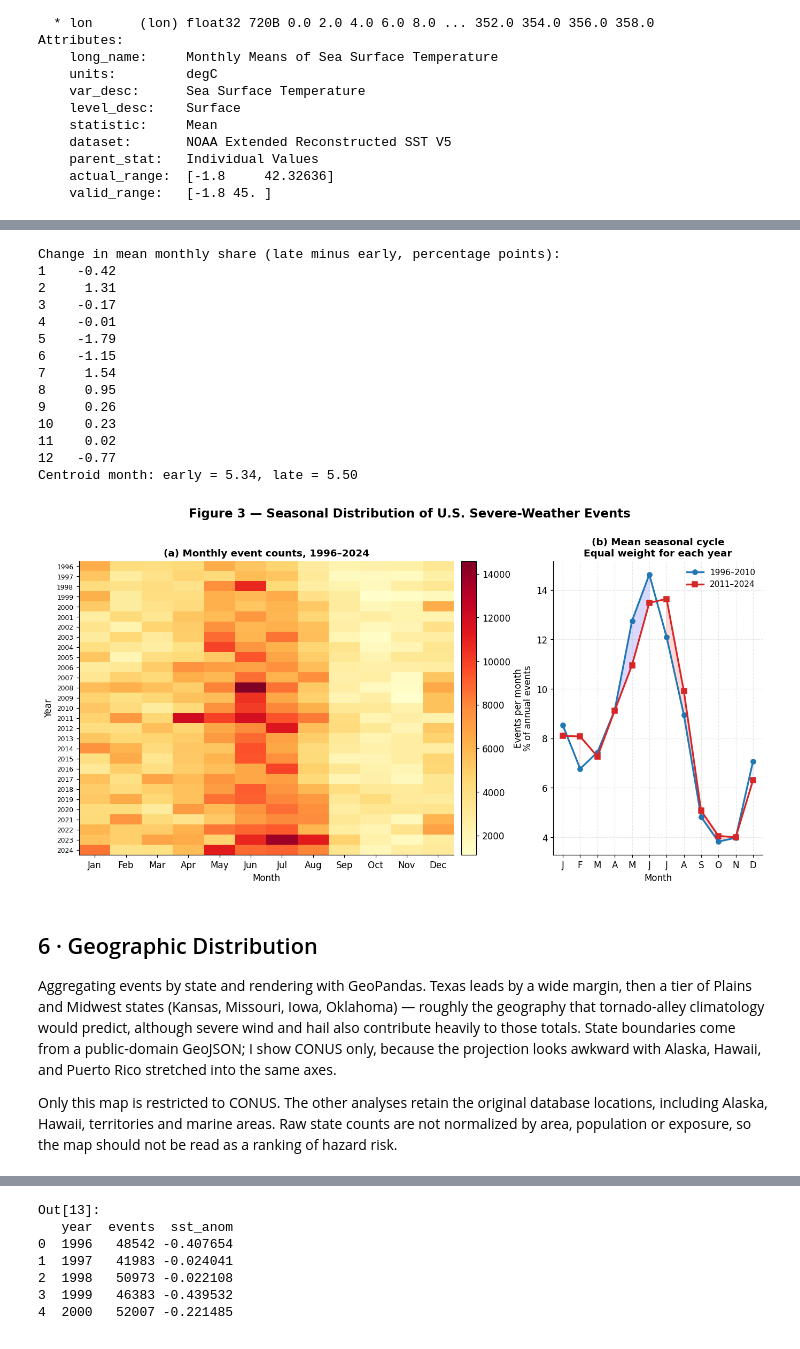
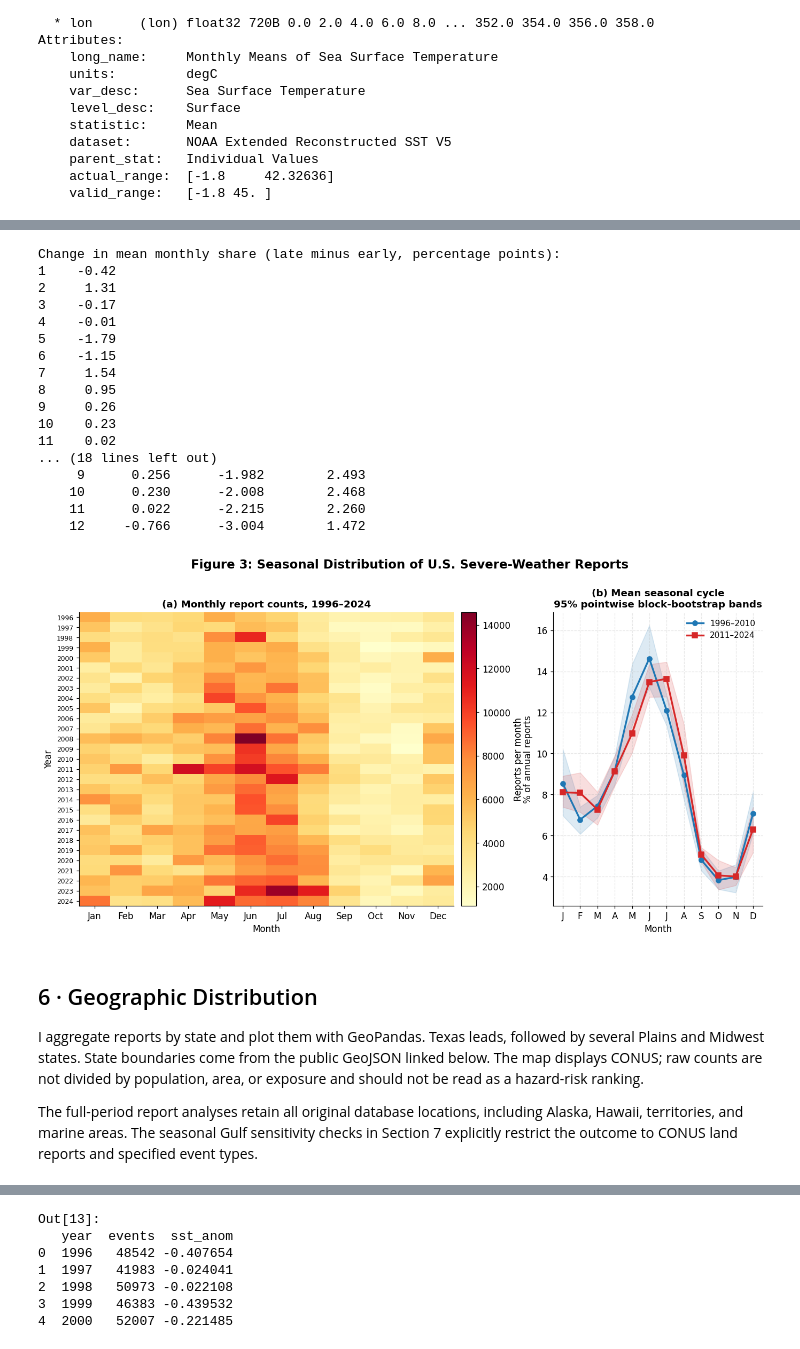
Before and after one commit to Heypo-Baixiong/Final-Projects, a Jupyter notebook: Extreme_Weather_Final Project.ipynb, the cells around one changed output, grey strips where cells are left out. Cells and saved outputs as stored; diff of their text form; code cells hidden in the pictures.

Commit message:
Address counting units, reporting breaks, uncertainty, and interpretation within original notebook

```diff
--- a/Extreme_Weather_Final Project.ipynb
+++ b/Extreme_Weather_Final Project.ipynb
@@ -338,7 +389,7 @@ ax.add_patch(Rectangle((230, 20), 70, 30, fill=False, edgecolor='black', lw=2.5,
                        label='U.S.-adjacent analysis region'))
 ax.set_xlabel('Longitude (°E, 0–360 convention)')
 ax.set_ylabel('Latitude (°N)')
-ax.set_title('Figure 1 — Change in mean SST: (2015–2024) − (1996–2005)',
+ax.set_title('Figure 1: Change in mean SST: (2015–2024) − (1996–2005)',
              fontweight='bold')
 cbar = fig.colorbar(pcm, ax=ax, fraction=0.025, pad=0.02, extend='both')
 cbar.set_label('ΔSST (°C)')
@@ -422,7 +514,7 @@ TOTAL                             777.19     2.8e-06    0.56
 # === FIGURE 2: 3x3 trend panels by category =================================
 cats_to_plot = list(CATEGORY_MAP.keys())   # 9 categories
 fig, axes = plt.subplots(3, 3, figsize=(15, 12), sharex=True)
-fig.suptitle('Figure 2 — Annual Frequency of U.S. Severe-Weather Events by Category, 1996–2024',
+fig.suptitle('Figure 2: Annual U.S. Severe-Weather Reports by Category, 1996–2024',
              fontsize=15, fontweight='bold', y=0.995)
 
 palette = sns.color_palette('Set2', n_colors=len(cats_to_plot))
@@ -439,9 +531,14 @@ for ax, cat, color in zip(axes.flat, cats_to_plot, palette):
     ax.plot(x, yhat, color='black', lw=1.7, zorder=2)
     ax.fill_between(x, yhat - ci, yhat + ci, color=color, alpha=0.30, zorder=1)
 
-    ax.set_title(f'{cat}\nslope = {res.slope:+.1f} /yr   (IID p = {res.pvalue:.2g})',
+    ax.set_title(f'{cat}\nslope = {res.params[1]:+.1f} /yr   (HAC p = {res.pvalues[1]:.2g})',
                  fontsize=11)
     ax.set_ylabel('Reports / year')
+    if cat == 'Hail':
+        ax.axvline(2010, color='gray', ls=':', lw=1)
+        ax.plot(hail_year, hail_break_models['All land hail'].predict(X_break),
+                color='#b2182b', ls='--', lw=1.4, label='2010 break: land hail')
+        ax.legend(fontsize=8, loc='upper right')
 
 for ax in axes[-1]:
     ax.set_xlabel('Year')
@@ -481,6 +578,44 @@ def circular_mean_month(counts):
     return (np.rad2deg(np.arctan2(s, c)) / 30) % 12 + 1
 print(f'Centroid month: early = {circular_mean_month(early_counts):.2f},'
       f' late = {circular_mean_month(late_counts):.2f}')
+
+# Resample whole annual profiles, never individual event rows.
+# Circular blocks of three years allow limited within-period serial dependence.
+N_BOOT = 10000
+def bootstrap_means(a, block, seed):
+    rng = np.random.default_rng(seed); n = len(a)
+    starts = rng.integers(0, n, size=(N_BOOT, int(np.ceil(n/block))))
+    indices = ((starts[:,:,None] + np.arange(block)) % n).reshape(N_BOOT, -1)[:,:n]
+    return a[indices].mean(axis=1)
+
+early_profiles = monthly_norm.loc[:EARLY_END].values
+late_profiles = monthly_norm.loc[EARLY_END+1:].values
+season_boot = {}
+season_contrasts = []
+for block in [1, 3]:
+    eb = bootstrap_means(early_profiles, block, 41)
+    lb = bootstrap_means(late_profiles, block, 42)
+    delta_boot = lb - eb
+    season_boot[block] = {'early': eb, 'late': lb, 'difference': delta_boot}
+    for label, cols in [('May–June', [4,5]), ('July–August', [6,7])]:
+        low, high = np.quantile(delta_boot[:,cols].sum(axis=1)*100, [.025,.975])
+        season_contrasts.append({'months': label, 'block_years': block,
+            'change_pp': (late_counts[cols]-early_counts[cols]).sum()*100,
+            'ci_low': low, 'ci_high': high})
+season_contrasts = pd.DataFrame(season_contrasts)
+print('Late minus early seasonal shares; 95% percentile intervals (percentage points):')
+print(season_contrasts.round(3).to_string(index=False))
+
+# Simultaneous monthly intervals avoid reading 12 pointwise intervals as 12 tests.
+monthly_change = (late_counts-early_counts)*100
+boot_change = season_boot[3]['difference']*100
+max_deviation = np.max(np.abs(boot_change-monthly_change), axis=1)
+simultaneous_halfwidth = np.quantile(max_deviation, .95)
+monthly_uncertainty = pd.DataFrame({'month': range(1,13), 'change_pp': monthly_change,
+    'simult_low': monthly_change-simultaneous_halfwidth,
+    'simult_high': monthly_change+simultaneous_halfwidth})
+print('Approximate simultaneous 95% intervals for all 12 months (three-year blocks):')
+print(monthly_uncertainty.round(3).to_string(index=False))
 # %% [output]
 Change in mean monthly share (late minus early, percentage points):
 1    -0.42
@@ -494,55 +629,57 @@ Change in mean monthly share (late minus early, percentage points):
 9     0.26
 10    0.23
 11    0.02
-12   -0.77
-Centroid month: early = 5.34, late = 5.50
+... (18 lines left out)
+     9      0.256      -1.982        2.493
+    10      0.230      -2.008        2.468
+    11      0.022      -2.215        2.260
+    12     -0.766      -3.004        1.472
 # %%
 # === FIGURE 3: heatmap + seasonal-cycle comparison ==========================
 fig = plt.figure(figsize=(15, 6.5))
 gs = GridSpec(1, 2, width_ratios=[2, 1.05], wspace=0.25)
 
 # (a) heatmap of monthly counts
 ax1 = fig.add_subplot(gs[0])
 im = ax1.imshow(monthly.values, aspect='auto', cmap='YlOrRd', interpolation='nearest')
 ax1.set_yticks(range(len(monthly.index)))
 ax1.set_yticklabels(monthly.index, fontsize=8)
 ax1.set_xticks(range(12))
 ax1.set_xticklabels(['Jan','Feb','Mar','Apr','May','Jun','Jul','Aug','Sep','Oct','Nov','Dec'])
-ax1.set_title('(a) Monthly event counts, 1996–2024')
+ax1.set_title('(a) Monthly report counts, 1996–2024')
 ax1.set_xlabel('Month'); ax1.set_ylabel('Year')
 ax1.grid(False)
 cbar = fig.colorbar(im, ax=ax1, fraction=0.04, pad=0.02)
-cbar.set_label('Events per month')
+cbar.set_label('Reports per month')
 
 # (b) early vs. late mean seasonal cycle
 ax2 = fig.add_subplot(gs[1])
 early = monthly_norm.loc[START_YEAR:EARLY_END].mean()
 late  = monthly_norm.loc[EARLY_END+1:END_YEAR].mean()
 months = np.arange(1, 13)
 ax2.plot(months, early.values * 100, '-o', color='#1f77b4', lw=2.2, label=f'1996–{EARLY_END}')
 ax2.plot(months, late.values  * 100, '-s', color='#d62728', lw=2.2, label=f'{EARLY_END+1}–2024')
-ax2.fill_between(months, early.values*100, late.values*100,
-                 where=late.values > early.values, color='red',  alpha=0.15)
-ax2.fill_between(months, early.values*100, late.values*100,
-                 where=late.values < early.values, color='blue', alpha=0.15)
+for period, color in [('early', '#1f77b4'), ('late', '#d62728')]:
+    low, high = np.quantile(season_boot[3][period]*100, [.025,.975], axis=0)
+    ax2.fill_between(months, low, high, color=color, alpha=0.15)
 ax2.set_xticks(months)
 ax2.set_xticklabels(['J','F','M','A','M','J','J','A','S','O','N','D'])
-ax2.set_xlabel('Month'); ax2.set_ylabel('% of annual events')
-ax2.set_title('(b) Mean seasonal cycle\nEqual weight for each year')
+ax2.set_xlabel('Month'); ax2.set_ylabel('% of annual reports')
+ax2.set_title('(b) Mean seasonal cycle\n95% pointwise block-bootstrap bands')
 ax2.legend(loc='upper right', fontsize=10)
 
-fig.suptitle('Figure 3 — Seasonal Distribution of U.S. Severe-Weather Events',
+fig.suptitle('Figure 3: Seasonal Distribution of U.S. Severe-Weather Reports',
              fontsize=15, fontweight='bold', y=1.02)
 plt.savefig(FIG_DIR / 'fig3_seasonality.png')
 plt.show()
 # %% [output]
-[figure, old version]
+[figure, new version]
 # %% [markdown]
 ## 6 · Geographic Distribution
 
-Aggregating events by state and rendering with GeoPandas. Texas leads by a wide margin, then a tier of Plains and Midwest states (Kansas, Missouri, Iowa, Oklahoma) — roughly the geography that tornado-alley climatology would predict, although severe wind and hail also contribute heavily to those totals. State boundaries come from a public-domain GeoJSON; I show CONUS only, because the projection looks awkward with Alaska, Hawaii, and Puerto Rico stretched into the same axes.
+I aggregate reports by state and plot them with GeoPandas. Texas leads, followed by several Plains and Midwest states. State boundaries come from the public GeoJSON linked below. The map displays CONUS; raw counts are not divided by population, area, or exposure and should not be read as a hazard-risk ranking.
 
-Only this map is restricted to CONUS. The other analyses retain the original database locations, including Alaska, Hawaii, territories and marine areas. Raw state counts are not normalized by area, population or exposure, so the map should not be read as a ranking of hazard risk.
+The full-period report analyses retain all original database locations, including Alaska, Hawaii, territories, and marine areas. The seasonal Gulf sensitivity checks in Section 7 explicitly restrict the outcome to CONUS land reports and specified event types.
 # %%
 # State-level aggregation
 state_counts = (events.groupby('STATE').size()
```
Also changed, not shown: parts of 21 cells of this notebook, 1 other file.
